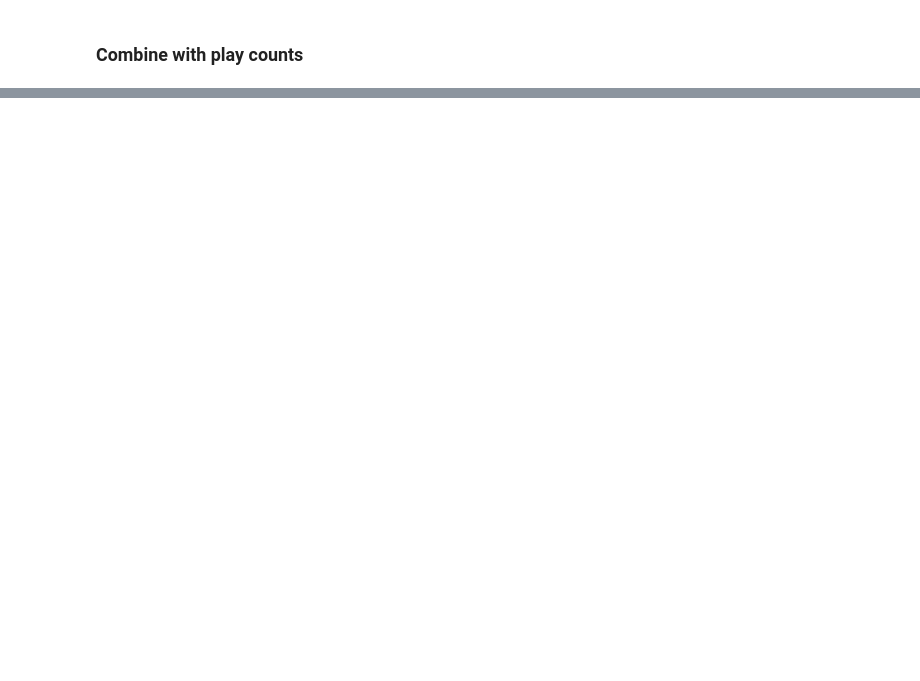
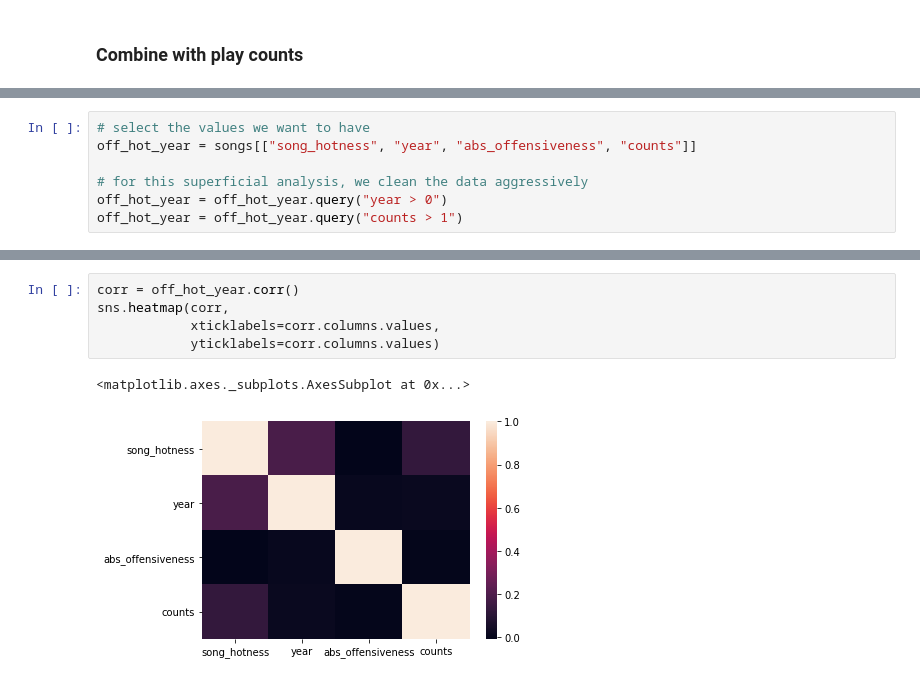
Before and after one commit to Victor-Palacios/epfl_ada, a Jupyter notebook: Project/main_lars.ipynb, the cells around one changed output, grey strips where cells are left out. Saved outputs shown, nothing was run; the diff lists cells and outputs as text; blank space fills up the shorter version.

```diff
--- a/Project/main_lars.ipynb
+++ b/Project/main_lars.ipynb
@@ -168,0 +182,7 @@ songs_counts.head()
+# %%
+# select the values we want to have
+off_hot_year = songs[["song_hotness", "year", "abs_offensiveness", "counts"]]
+
+# for this superficial analysis, we clean the data aggressively
+off_hot_year = off_hot_year.query("year > 0")
+off_hot_year = off_hot_year.query("counts > 1")
@@ -168,0 +197,8 @@ songs_counts.head()
+# %%
+corr = off_hot_year.corr()
+sns.heatmap(corr,
+            xticklabels=corr.columns.values,
+            yticklabels=corr.columns.values)
+# %% [output]
+<matplotlib.axes._subplots.AxesSubplot at 0x...>
+[figure, added]
```
Also changed, not shown: parts of 33 cells of this notebook.
